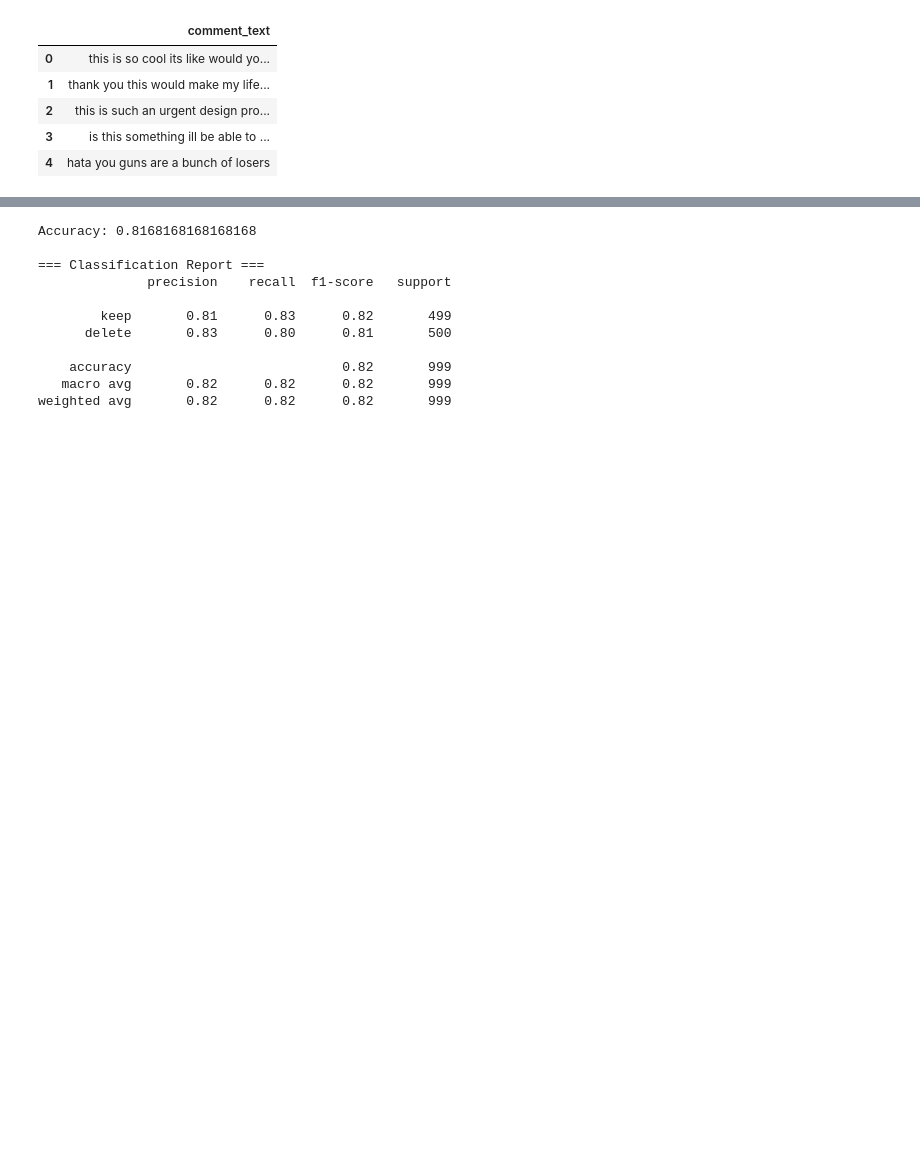
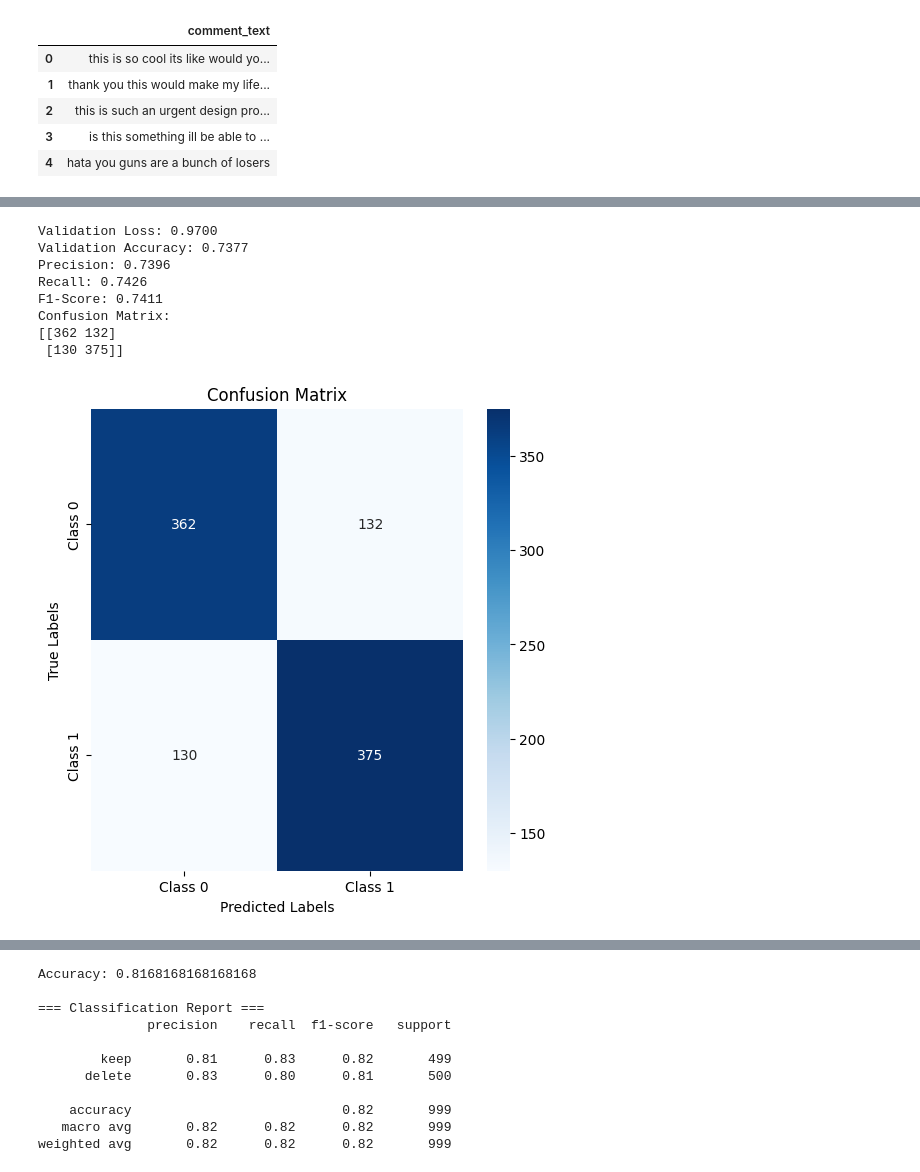
Before and after one commit to Friederi/IE403.P21-NLPmodel, a Jupyter notebook: Ensemble_Model.ipynb, the cells around one changed output, grey strips where cells are left out. Cells and saved outputs as stored; diff of their text form; code cells hidden in the pictures; blank space fills up the shorter version.

```diff
--- a/Ensemble_Model.ipynb
+++ b/Ensemble_Model.ipynb
@@ -92,0 +346,67 @@ memory usage: 395.1+ KB
+# %%
+model.eval()  # Ensure the model is in eval mode
+total_val_loss = 0
+correct_predictions = 0
+all_preds = []
+all_labels = []
+y_probs = []
+y_true = []
+
+
+with torch.no_grad():
+    for batch in val_dataloader:
+        input_ids = batch['input_ids'].to(device)
+        attention_mask = batch['attention_mask'].to(device)
+        scalar_features = batch['scalar_features'].to(device)
+        labels = batch['label'].to(device)
+
+        outputs = model(input_ids=input_ids, attention_mask=attention_mask, scalar_features=scalar_features)
+        loss = criterion(outputs, labels)
+        total_val_loss += loss.item()
+
+        # Get predicted labels
+        _, predicted = torch.max(outputs, dim=1)
+        all_preds.extend(predicted.cpu().numpy())
+        all_labels.extend(labels.cpu().numpy())
+
+        correct_predictions += (predicted == labels).sum().item()
+
+        probs = model.predict_proba(input_ids, attention_mask, scalar_features)
+        y_probs.extend(probs[:, 1].cpu().numpy())  # Probability of class 1
+        y_true.extend(labels.cpu().numpy())
+
+# Calculate average validation loss and accuracy
+avg_val_loss = total_val_loss / len(val_dataloader)
+val_accuracy = correct_predictions / len(val_dataloader.dataset)
+
+# Calculate precision, recall, and F1-score
+precision, recall, f1, _ = precision_recall_fscore_support(all_labels, all_preds, average='binary')
+
+# Print evaluation statistics
+print(f"Validation Loss: {avg_val_loss:.4f}")
+print(f"Validation Accuracy: {val_accuracy:.4f}")
+print(f"Precision: {precision:.4f}")
+print(f"Recall: {recall:.4f}")
+print(f"F1-Score: {f1:.4f}")
+
+# Confusion Matrix
+conf_matrix = confusion_matrix(all_labels, all_preds)
+print(f"Confusion Matrix:\n{conf_matrix}")
+
+# Plot Confusion Matrix
+plt.figure(figsize=(6, 6))
+sns.heatmap(conf_matrix, annot=True, fmt='d', cmap='Blues', xticklabels=['Class 0', 'Class 1'], yticklabels=['Class 0', 'Class 1'])
+plt.xlabel('Predicted Labels')
+plt.ylabel('True Labels')
+plt.title('Confusion Matrix')
+plt.show()
+# %% [output]
+Validation Loss: 0.9700
+Validation Accuracy: 0.7377
+Precision: 0.7396
+Recall: 0.7426
+F1-Score: 0.7411
+Confusion Matrix:
+[[362 132]
+ [130 375]]
+[figure, added]
```
Also changed, not shown: parts of 39 cells of this notebook, 2 other files.
